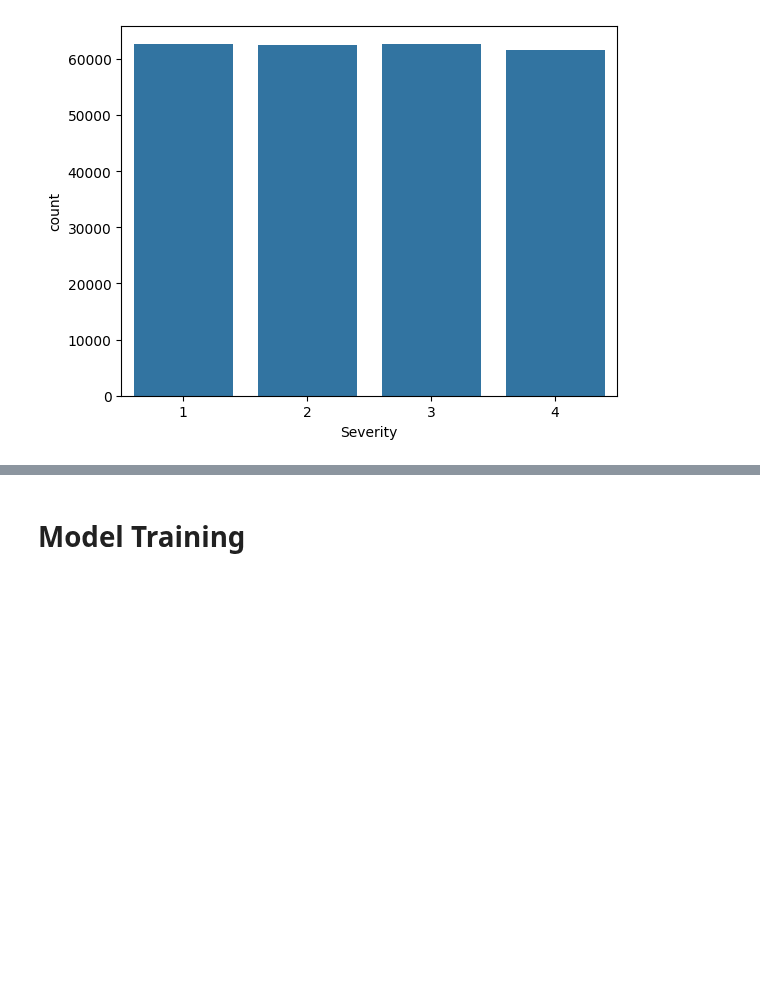
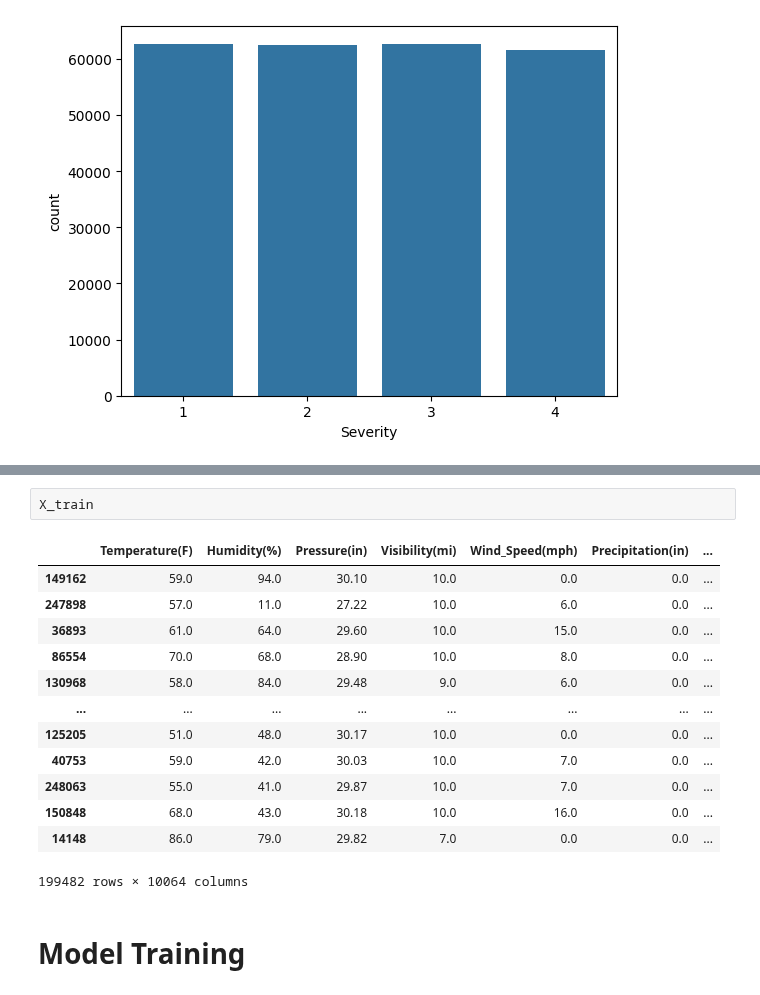
Before and after one commit to henry-bao/paml-final-project, a Jupyter notebook: src/model_training.ipynb, the cells around one changed output, grey strips where cells are left out. Saved outputs shown, nothing was run; the diff lists cells and outputs as text; blank space fills up the shorter version.

```diff
--- a/src/model_training.ipynb
+++ b/src/model_training.ipynb
@@ -94,3 +95,19 @@ X_train, X_test, y_train, y_test = train_test_split(X, y, test_size=0.2, random_
+# %%
+X_train
+# %% [output]
+|  | Temperature(F) | Humidity(%) | Pressure(in) | Visibility(mi) | Wind_Speed(mph) | Precipitation(in) | ... |
+| 149162 | 59.0 | 94.0 | 30.10 | 10.0 | 0.0 | 0.0 | ... |
+| 247898 | 57.0 | 11.0 | 27.22 | 10.0 | 6.0 | 0.0 | ... |
+| 36893 | 61.0 | 64.0 | 29.60 | 10.0 | 15.0 | 0.0 | ... |
+| 86554 | 70.0 | 68.0 | 28.90 | 10.0 | 8.0 | 0.0 | ... |
+| 130968 | 58.0 | 84.0 | 29.48 | 9.0 | 6.0 | 0.0 | ... |
+| ... | ... | ... | ... | ... | ... | ... | ... |
+| 125205 | 51.0 | 48.0 | 30.17 | 10.0 | 0.0 | 0.0 | ... |
+| 40753 | 59.0 | 42.0 | 30.03 | 10.0 | 7.0 | 0.0 | ... |
+| 248063 | 55.0 | 41.0 | 29.87 | 10.0 | 7.0 | 0.0 | ... |
+| 150848 | 68.0 | 43.0 | 30.18 | 10.0 | 16.0 | 0.0 | ... |
+| 14148 | 86.0 | 79.0 | 29.82 | 7.0 | 0.0 | 0.0 | ... |
+199482 rows × 10064 columns
 # %% [markdown]
 # Model Training
 # %% [markdown]
```
Also changed, not shown: parts of 3 cells of this notebook, 4 other files.
